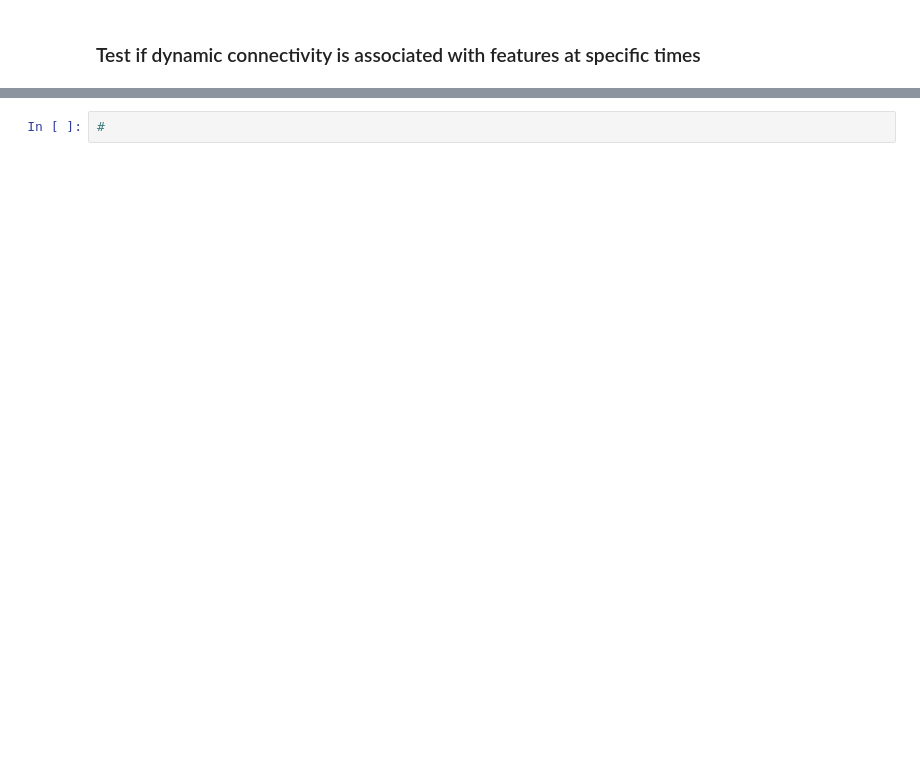
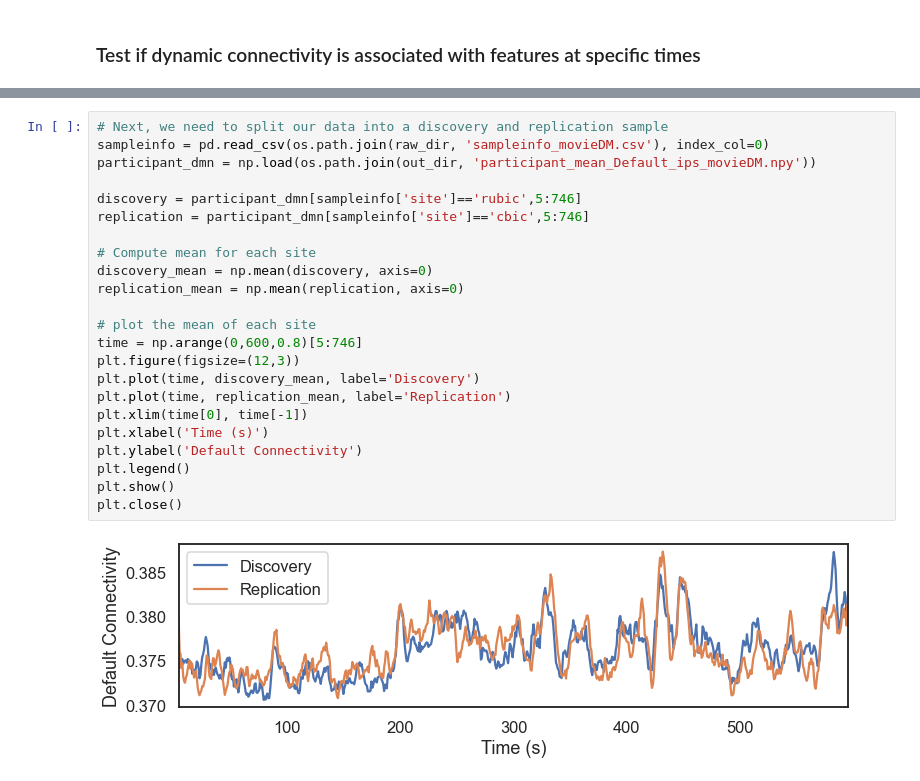
Before and after one commit to catcamacho/hbn_soc_net, a Jupyter notebook: 2_DynamicNet_affect.ipynb, the cells around one changed output, grey strips where cells are left out. Drawn from its saved outputs; the diff is of its cells as text; blank space fills up the shorter version.

```diff
--- a/2_DynamicNet_affect.ipynb
+++ b/2_DynamicNet_affect.ipynb
@@ -503,2 +491,25 @@ for f in features.columns:
 # %%
-#
+# Next, we need to split our data into a discovery and replication sample
+sampleinfo = pd.read_csv(os.path.join(raw_dir, 'sampleinfo_movieDM.csv'), index_col=0)
+participant_dmn = np.load(os.path.join(out_dir, 'participant_mean_Default_ips_movieDM.npy'))
+
+discovery = participant_dmn[sampleinfo['site']=='rubic',5:746]
+replication = participant_dmn[sampleinfo['site']=='cbic',5:746]
+
+# Compute mean for each site
+discovery_mean = np.mean(discovery, axis=0)
+replication_mean = np.mean(replication, axis=0)
+
+# plot the mean of each site
+time = np.arange(0,600,0.8)[5:746]
+plt.figure(figsize=(12,3))
+plt.plot(time, discovery_mean, label='Discovery')
+plt.plot(time, replication_mean, label='Replication')
+plt.xlim(time[0], time[-1])
+plt.xlabel('Time (s)')
+plt.ylabel('Default Connectivity')
+plt.legend()
+plt.show()
+plt.close()
+# %% [output]
+[figure, added]
```
Also changed, not shown: parts of 22 cells of this notebook.
